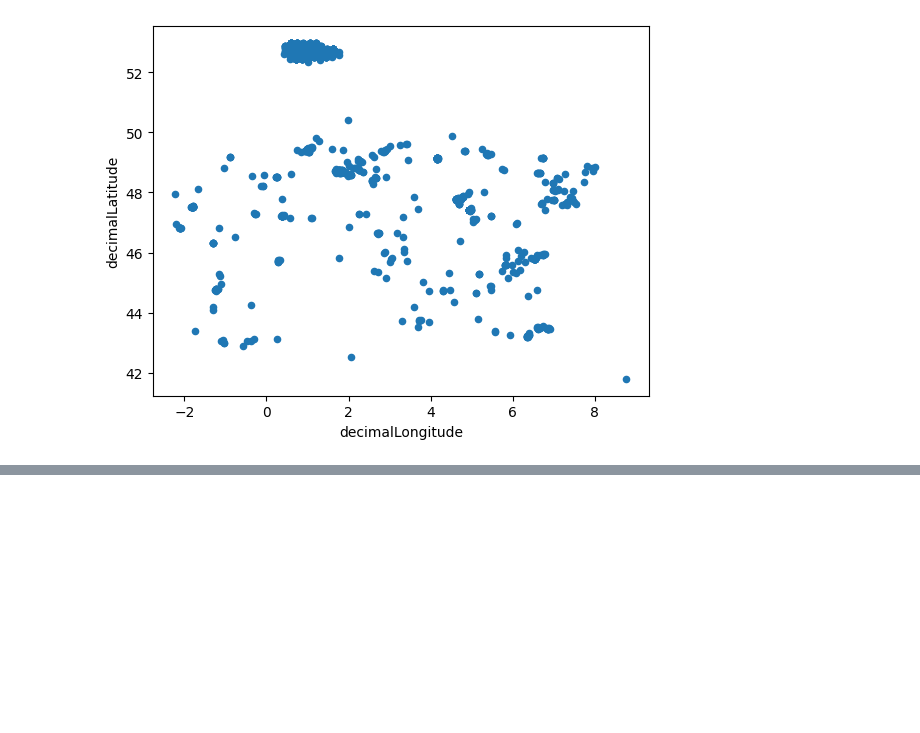
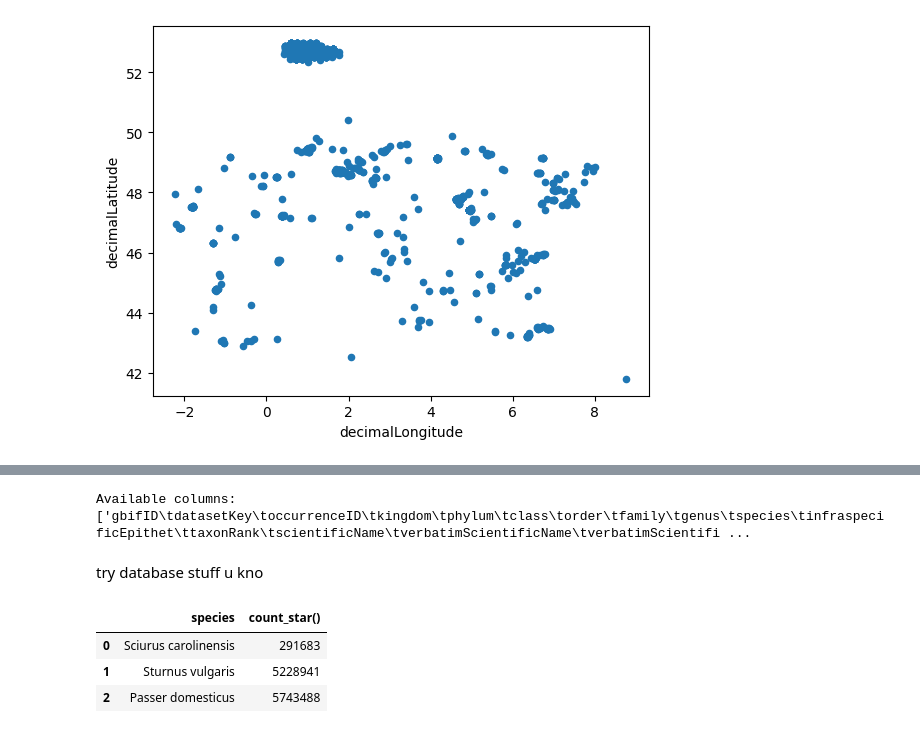
Before and after one commit to CatraMyBeloved/climate-biodiversity, a Jupyter notebook: notebooks/eda_biodiv.ipynb, the cells around one changed output, grey strips where cells are left out. Drawn from its saved outputs; the diff is of its cells as text; code cells hidden in the pictures; blank space fills up the shorter version.

Commit message:
database attempt 1

```diff
--- a/notebooks/eda_biodiv.ipynb
+++ b/notebooks/eda_biodiv.ipynb
@@ -121,0 +128,7 @@ plt.show()
+# %%
+header = pd.read_csv('../data/biodiversity/raw/0019123-250310093411724.csv', nrows=0)
+print(f"Available columns: {header.columns.tolist()}")
+# %% [output]
+Available columns: ['gbifID\tdatasetKey\toccurrenceID\tkingdom\tphylum\tclass\torder\tfamily\tgenus\tspecies\tinfraspecificEpithet\ttaxonRank\tscientificName\tverbatimScientificName\tverbatimScientifi ...
+# %% [markdown]
+try database stuff u kno
@@ -121,0 +138,18 @@ plt.show()
+# %%
+conn = duckdb.connect("../data/climate_biodiversity.duckdb")
+
+conn.sql("DELETE FROM biodiversity WHERE scientific_name IN ('BOLD:AAB0360' , 'BOLD:AAA8254 ')")
+
+conn.commit()
+
+species = conn.sql("SELECT species, COUNT(*) FROM biodiversity GROUP BY species").to_df()
+
+conn.close()
+# %%
+species = species[species["count_star()"] > 500]
+species
+# %% [output]
+|  | species | count_star() |
+| 0 | Sciurus carolinensis | 291683 |
+| 1 | Sturnus vulgaris | 5228941 |
+| 2 | Passer domesticus | 5743488 |
```
Also changed, not shown: parts of 8 cells of this notebook, 3 other files.
